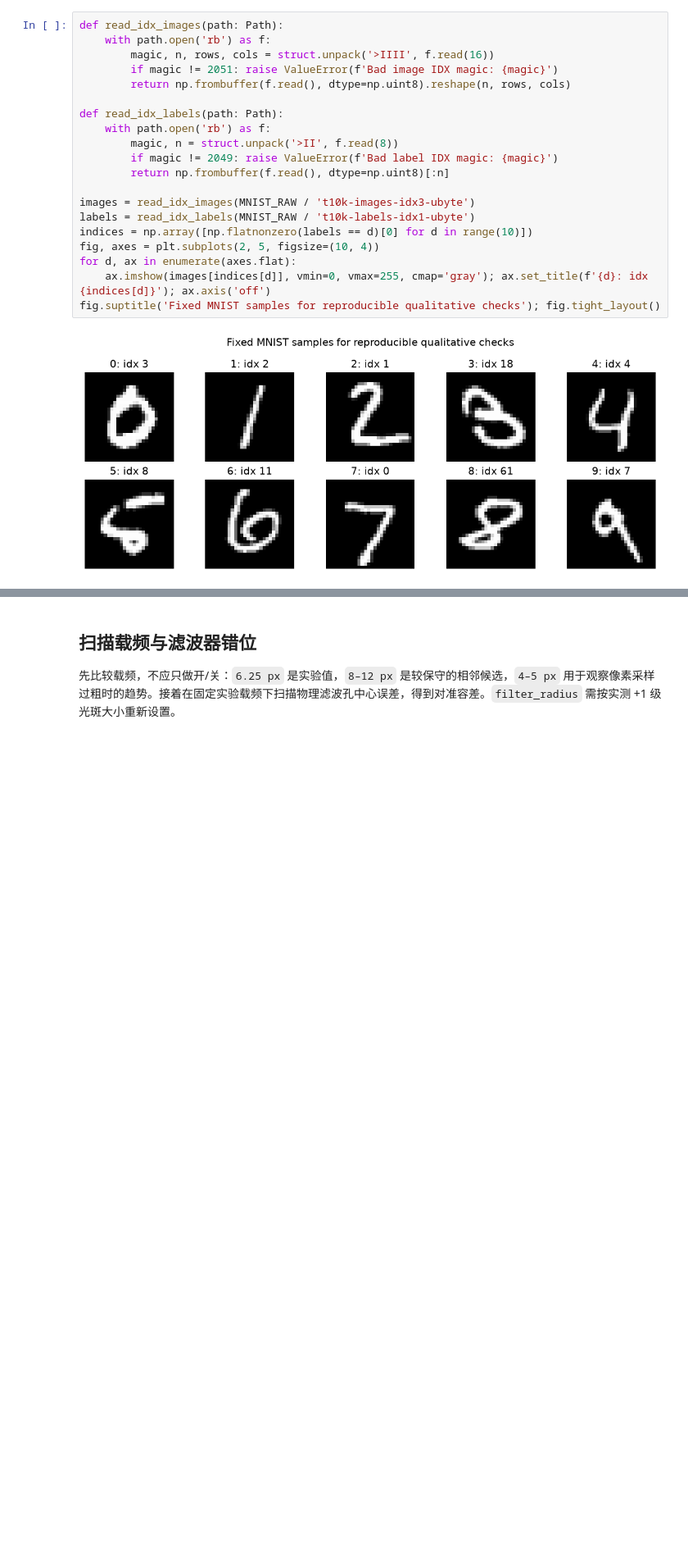
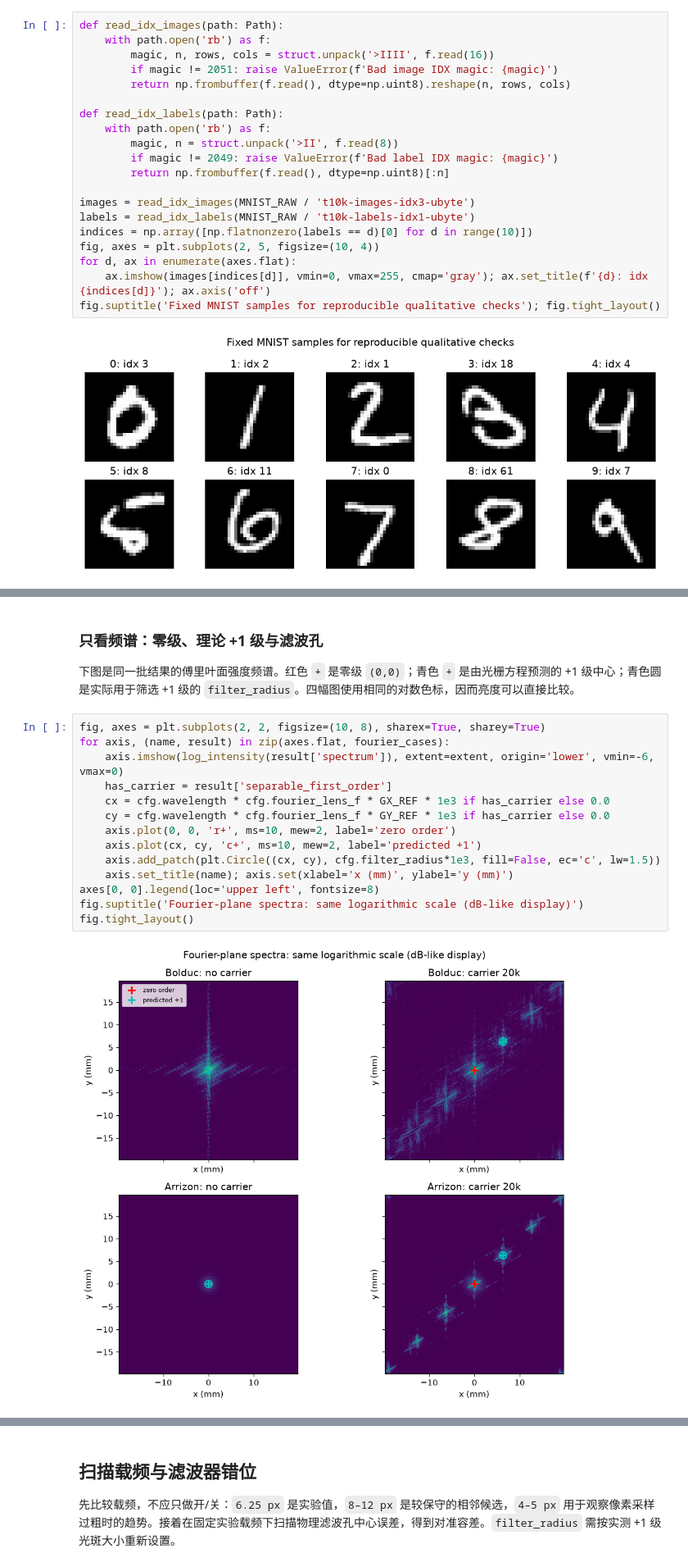
Before and after one commit to clin-space/Project, a Jupyter notebook: Structured_Light_Python/supoort/addLinearA.ipynb, the cells around one changed output, grey strips where cells are left out. Shown at 82% size. Saved outputs shown, nothing was run; the diff lists cells and outputs as text; blank space fills up the shorter version.

```diff
--- a/Structured_Light_Python/supoort/addLinearA.ipynb
+++ b/Structured_Light_Python/supoort/addLinearA.ipynb
@@ -198,0 +249,20 @@ fig.tight_layout()
+# %% [markdown]
+### 只看频谱：零级、理论 +1 级与滤波孔
+
+下图是同一批结果的傅里叶面强度频谱。红色 `+` 是零级 `(0,0)`；青色 `+` 是由光栅方程预测的 +1 级中心；青色圆是实际用于筛选 +1 级的 `filter_radius`。四幅图使用相同的对数色标，因而亮度可以直接比较。
+# %%
+fig, axes = plt.subplots(2, 2, figsize=(10, 8), sharex=True, sharey=True)
+for axis, (name, result) in zip(axes.flat, fourier_cases):
+    axis.imshow(log_intensity(result['spectrum']), extent=extent, origin='lower', vmin=-6, vmax=0)
+    has_carrier = result['separable_first_order']
+    cx = cfg.wavelength * cfg.fourier_lens_f * GX_REF * 1e3 if has_carrier else 0.0
+    cy = cfg.wavelength * cfg.fourier_lens_f * GY_REF * 1e3 if has_carrier else 0.0
+    axis.plot(0, 0, 'r+', ms=10, mew=2, label='zero order')
+    axis.plot(cx, cy, 'c+', ms=10, mew=2, label='predicted +1')
+    axis.add_patch(plt.Circle((cx, cy), cfg.filter_radius*1e3, fill=False, ec='c', lw=1.5))
+    axis.set_title(name); axis.set(xlabel='x (mm)', ylabel='y (mm)')
+axes[0, 0].legend(loc='upper left', fontsize=8)
+fig.suptitle('Fourier-plane spectra: same logarithmic scale (dB-like display)')
+fig.tight_layout()
+# %% [output]
+[figure, added]
```
Also changed, not shown: parts of 17 cells of this notebook.
